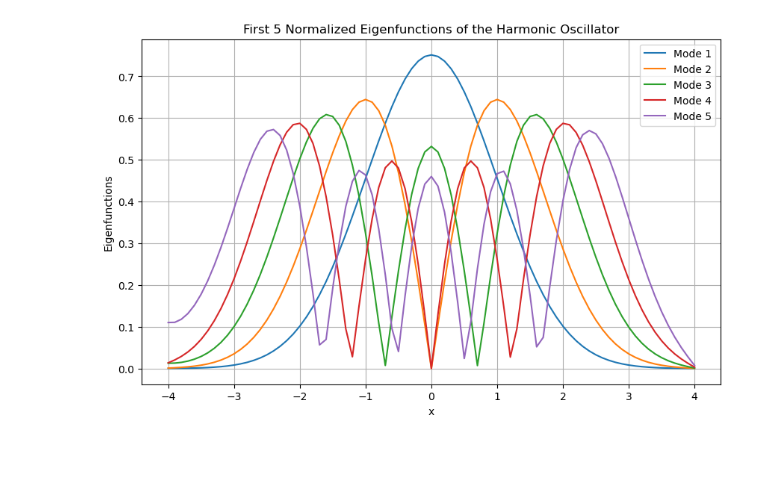
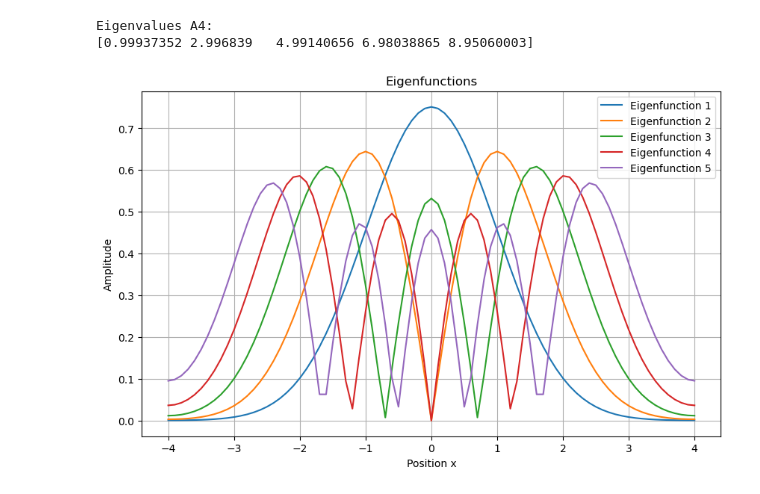
Before and after one commit to pranavrd/amath581, a Jupyter notebook: HW3/HW3.ipynb, the cells around one changed output. Drawn from its saved outputs; the diff is of its cells as text; code cells hidden in the pictures; blank space fills up the shorter version.

```diff
--- a/HW3/HW3.ipynb
+++ b/HW3/HW3.ipynb
@@ -66,12 +6,56 @@ np.save("A4.npy", A4)
-# %%
-plt.figure(figsize=(10, 6))
-for i in range(5):
-    plt.plot(xspan, eigFunc[:, i], label=f'Mode {i+1}')
-plt.title('First 5 Normalized Eigenfunctions of the Harmonic Oscillator')
-plt.xlabel('x')
-plt.ylabel('Eigenfunctions')
-plt.legend()
-plt.grid(True)
-plt.show()
-# %% [output]
-[figure, removed]
+# %%
+L = 4
+x = np.arange(-L, L + 0.1, 0.1)
+n = len(x)
+dx = x[1] - x[0]
+
+H = np.zeros((n - 2, n - 2))
+
+for j in range(n - 2):
+    H[j, j] = -2 - (dx**2) * x[j + 1]**2
+    if j < n - 3:
+        H[j + 1, j] = 1
+        H[j, j + 1] = 1
+
+H[0, 0] = H[0, 0] + 4 / 3
+H[0, 1] = H[0, 1] - 1 / 3
+H[-1, -1] = H [-1, -1] + 4 / 3
+H[-1, -2] = H[-1, -2] - 1 / 3
+
+eigvals, eigvecs = eigs(-H, k=5, which='SM')
+
+V2 = np.vstack([4/3 * eigvecs[0,:] - 1/3 * eigvecs[1, :], eigvecs, 4/3 * eigvecs[-1, :] - 1/3 * eigvecs[-2, :]])
+
+eigenvecs = np.zeros((n, 5))
+eigenvals = np.zeros(5)
+
+for j in range (5):
+    norm = np.sqrt(np.trapz(V2[:, j]**2, x))
+    eigenvecs[:, j] = np.abs(V2[:, j] / norm)
+
+eigenvals = np.sort(eigvals[:5] / dx**2)
+
+A3 = eigenvecs.real
+A4 = eigenvals.real
+
+np.save("A3.npy", A3)
+np.save("A4.npy", A4)
+# print("Eigenfunctions A3:")
+# print(A3,"\n")
+print("Eigenvalues A4:")
+print(A4,"\n")
+
+# Plot eigenfunctions
+plt.figure(figsize=(10, 6))
+for j in range(5):
+    plt.plot(x, A3[:, j], label=f'Eigenfunction {j+1}')
+plt.xlabel('Position x')
+plt.ylabel('Amplitude')
+plt.title('Eigenfunctions')
+plt.legend()
+plt.grid(True)
+plt.show()
+# %% [output]
+Eigenvalues A4:
+[0.99937352 2.996839   4.99140656 6.98038865 8.95060003]
+[figure, added]
```
Also changed, not shown: parts of 11 cells of this notebook, 6 other files.
